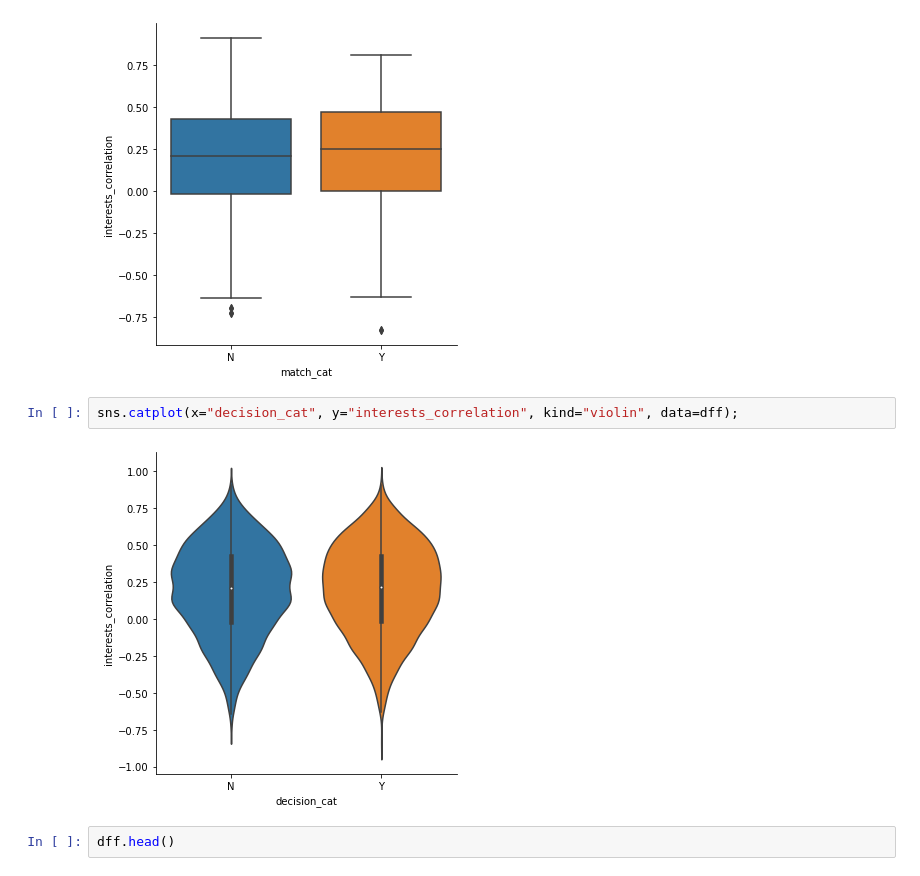
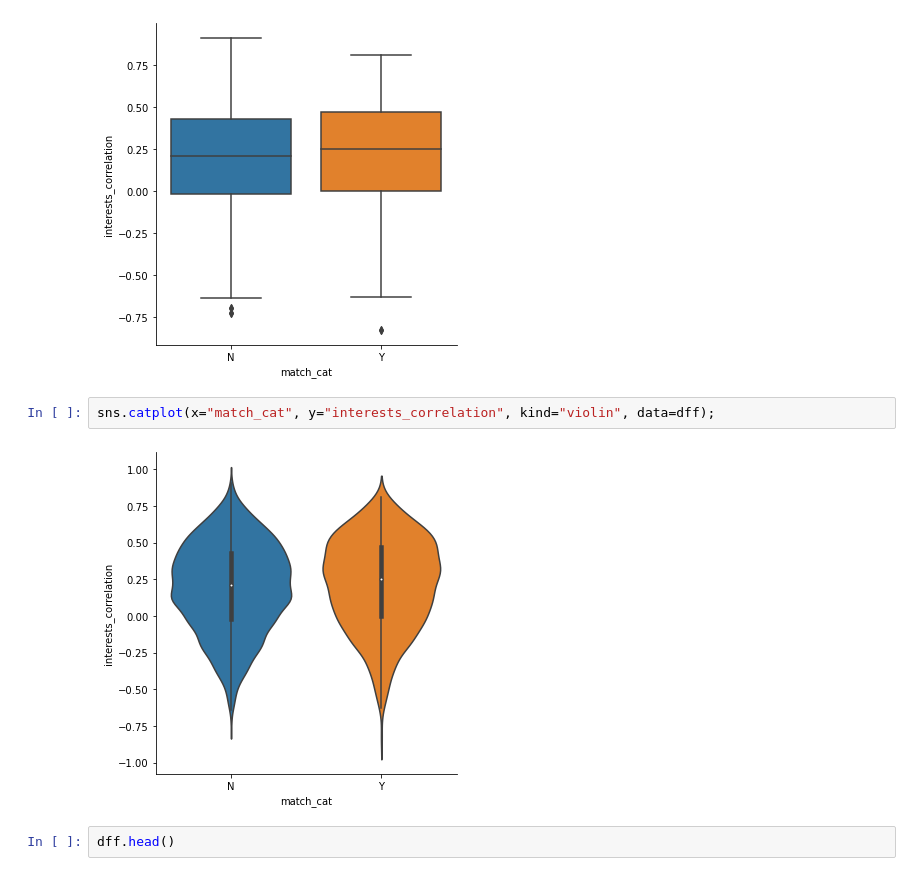
Before and after one commit to RemiArsac/Jedha_module2_speed_dating_project, a Jupyter notebook: 01-Project_speed_dating.ipynb, the cells around one changed output. Cells and saved outputs as stored; diff of their text form.

```diff
--- a/01-Project_speed_dating.ipynb
+++ b/01-Project_speed_dating.ipynb
@@ -239,9 +239,9 @@ sns.catplot(x="match_cat", y="interests_correlation", kind="box", data=dff);
 # %% [output]
 [figure]
 # %%
-sns.catplot(x="decision_cat", y="interests_correlation", kind="violin", data=dff);
+sns.catplot(x="match_cat", y="interests_correlation", kind="violin", data=dff);
 # %% [output]
-[figure, old version]
+[figure, new version]
 # %%
 dff.head()
 # %% [output]
```
Also changed, not shown: parts of 8 cells of this notebook.
